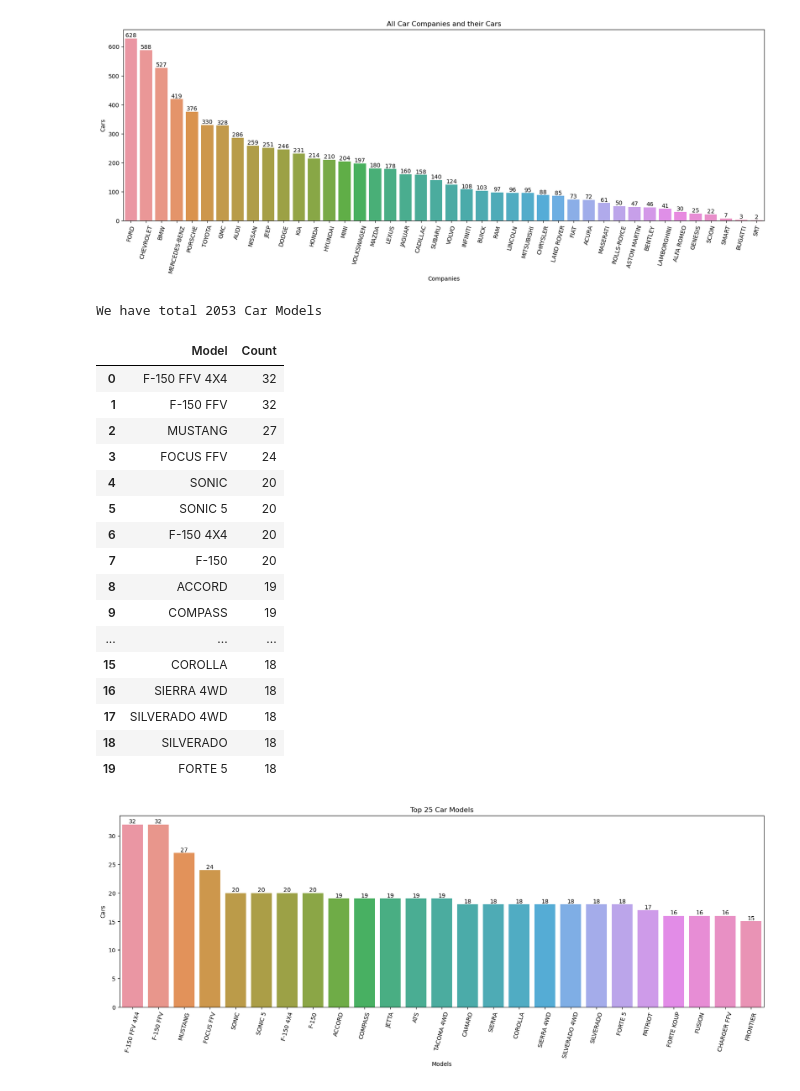
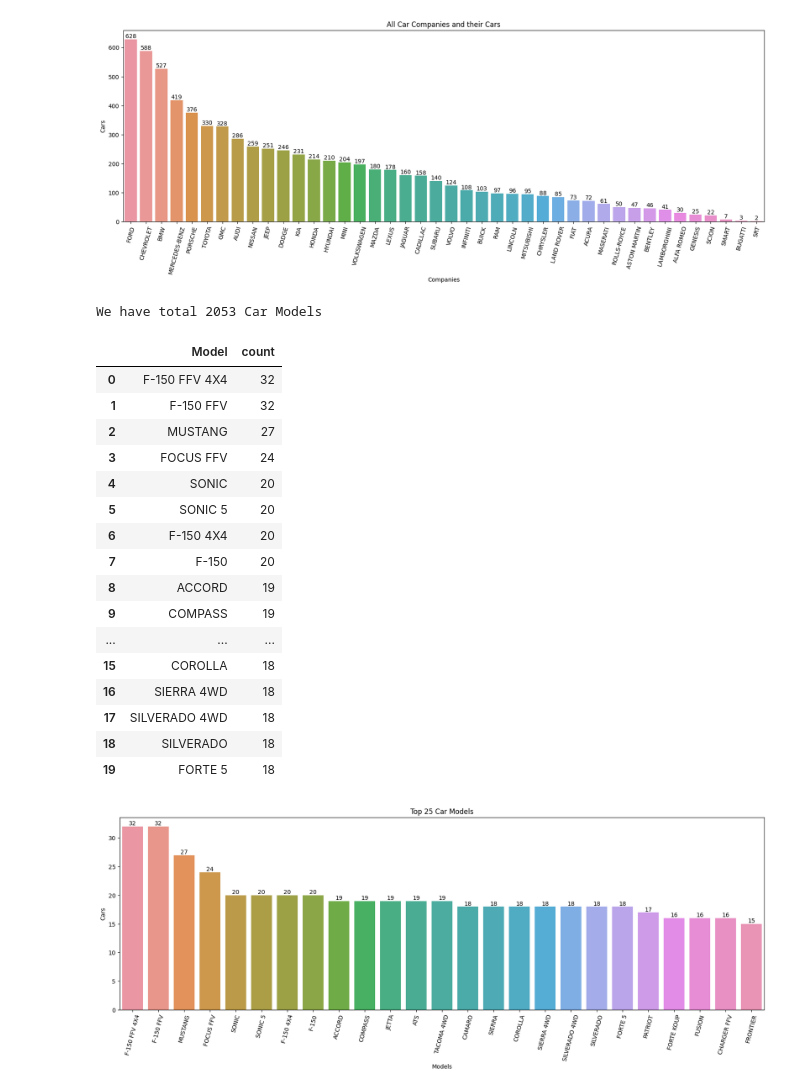
Before and after one commit to trungbf1/CO2_Emissions, a Jupyter notebook: notebooka4ebf55598.ipynb, the cells around one changed output. Saved outputs shown, nothing was run; the diff lists cells and outputs as text; code cells hidden in the pictures.

```diff
--- a/notebooka4ebf55598.ipynb
+++ b/notebooka4ebf55598.ipynb
@@ -8,7 +8,7 @@ from scipy.special import boxcox1p
 import seaborn as sns
 import matplotlib.pyplot as plt
 # %%
-df  = pd.read_csv("/kaggle/input/co2-emission-by-vehicles/CO2 Emissions_Canada.csv")
+df  = pd.read_csv("CO2 Emissions_Canada.csv")
 # %%
 df
 # %% [output]
@@ -119,11 +119,11 @@ plt.show()
 # %%
 
 print("We have total",len(df['Model'].unique()),"Car Models")
-df_model = df['Model'].value_counts().reset_index().rename(columns={'index':'Model','Model':'Count'})[:25]
+df_model = df['Model'].value_counts().reset_index().rename(columns={'index':'Model','Model':'Model'})[:25]
 df_model.head(20)
 # %% [output]
 We have total 2053 Car Models
-|  | Model | Count |
+|  | Model | count |
 | 0 | F-150 FFV 4X4 | 32 |
 | 1 | F-150 FFV | 32 |
 | 2 | MUSTANG | 27 |
```
Also changed, not shown: parts of 65 cells of this notebook.
